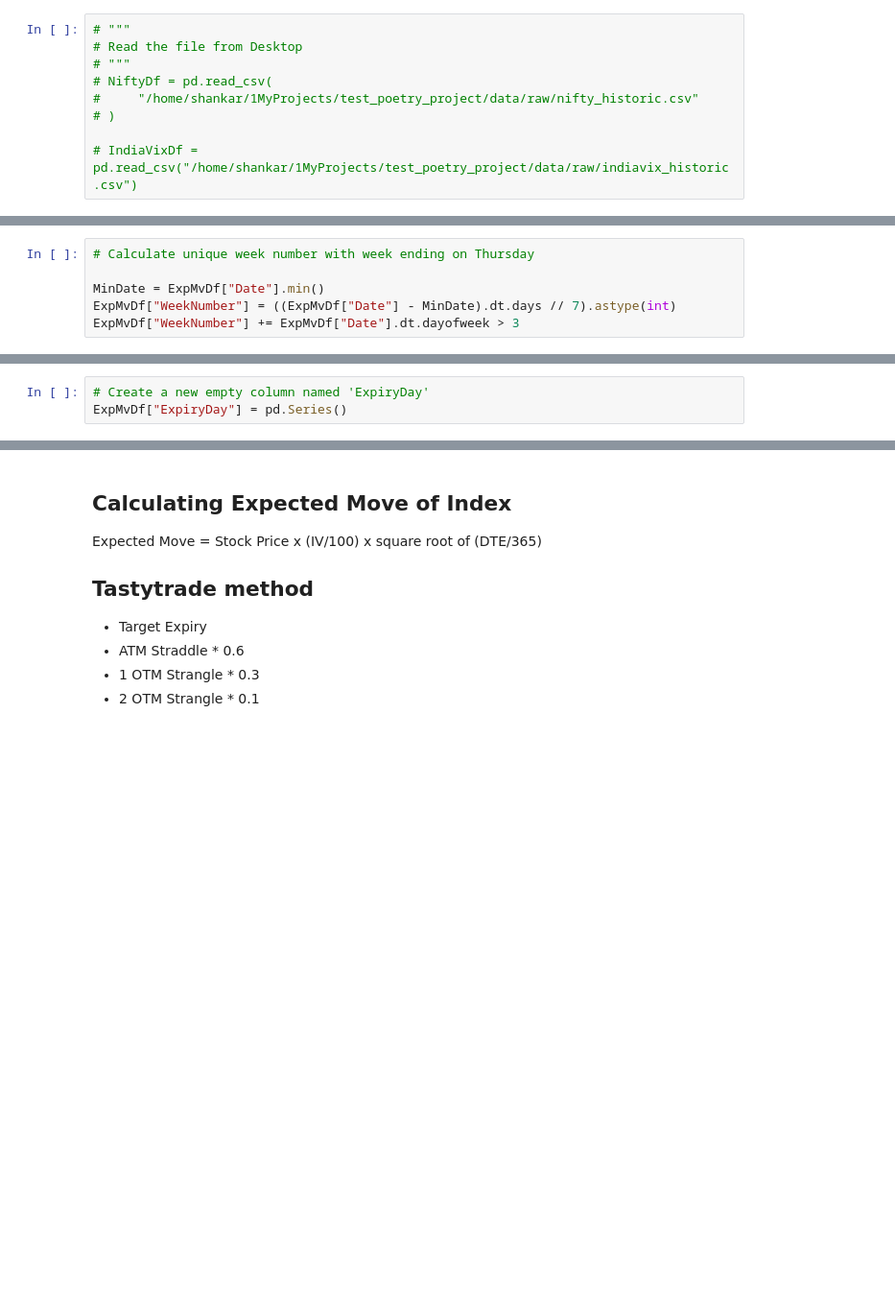
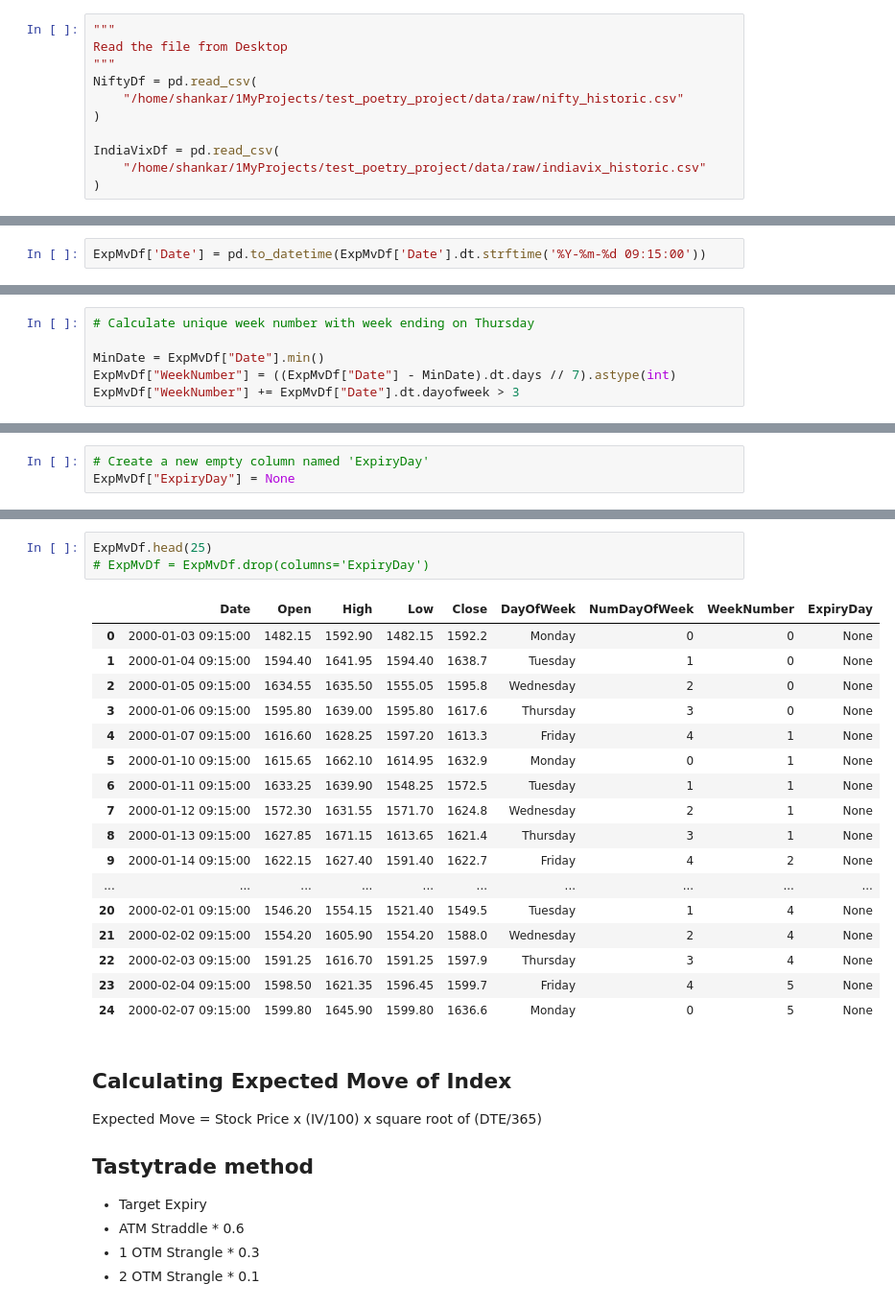
Before and after one commit to shankar58989/NiftyOptionsStrategyExperiment, a Jupyter notebook: notebooks/DataImportNotebook.ipynb, the cells around one changed output, grey strips where cells are left out. Shown at 96% size. Saved outputs shown, nothing was run; the diff lists cells and outputs as text; blank space fills up the shorter version.

Commit message:
Expiryday wip

```diff
--- a/notebooks/DataImportNotebook.ipynb
+++ b/notebooks/DataImportNotebook.ipynb
@@ -549,12 +549,14 @@ IndiaVixDf = pd.read_csv(
 # %%
-# """
-# Read the file from Desktop
-# """
-# NiftyDf = pd.read_csv(
-#     "/home/shankar/1MyProjects/test_poetry_project/data/raw/nifty_historic.csv"
-# )
+"""
+Read the file from Desktop
+"""
+NiftyDf = pd.read_csv(
+    "/home/shankar/1MyProjects/test_poetry_project/data/raw/nifty_historic.csv"
+)
 
-# IndiaVixDf = pd.read_csv("/home/shankar/1MyProjects/test_poetry_project/data/raw/indiavix_historic.csv")
+IndiaVixDf = pd.read_csv(
+    "/home/shankar/1MyProjects/test_poetry_project/data/raw/indiavix_historic.csv"
+)
 # %%
 ExpMvDf = NiftyDf.copy()
 # %%
@@ -613,6 +615,8 @@ Data columns (total 5 columns):
  4   Close   5948 non-null   float64
 dtypes: datetime64[ns](1), float64(4)
 memory usage: 232.5 KB
+# %%
+ExpMvDf['Date'] = pd.to_datetime(ExpMvDf['Date'].dt.strftime('%Y-%m-%d 09:15:00'))
 # %%
 # Sort the ExpMvDf by historicaldate column in ascending order and sort the index
 ExpMvDf.sort_values(by="Date", ascending=True, inplace=True)
@@ -644,3 +634,3 @@ ExpMvDf.tail(10)
 # %%
 # Create a new empty column named 'ExpiryDay'
-ExpMvDf["ExpiryDay"] = pd.Series()
+ExpMvDf["ExpiryDay"] = None
@@ -782,3 +680,24 @@ ExpMvDf.head(50)
+# %%
+ExpMvDf.head(25)
+# ExpMvDf = ExpMvDf.drop(columns='ExpiryDay')
+# %% [output]
+|  | Date | Open | High | Low | Close | DayOfWeek | NumDayOfWeek | WeekNumber | ExpiryDay |
+| 0 | 2000-01-03 09:15:00 | 1482.15 | 1592.90 | 1482.15 | 1592.2 | Monday | 0 | 0 | None |
+| 1 | 2000-01-04 09:15:00 | 1594.40 | 1641.95 | 1594.40 | 1638.7 | Tuesday | 1 | 0 | None |
+| 2 | 2000-01-05 09:15:00 | 1634.55 | 1635.50 | 1555.05 | 1595.8 | Wednesday | 2 | 0 | None |
+| 3 | 2000-01-06 09:15:00 | 1595.80 | 1639.00 | 1595.80 | 1617.6 | Thursday | 3 | 0 | None |
+| 4 | 2000-01-07 09:15:00 | 1616.60 | 1628.25 | 1597.20 | 1613.3 | Friday | 4 | 1 | None |
+| 5 | 2000-01-10 09:15:00 | 1615.65 | 1662.10 | 1614.95 | 1632.9 | Monday | 0 | 1 | None |
+| 6 | 2000-01-11 09:15:00 | 1633.25 | 1639.90 | 1548.25 | 1572.5 | Tuesday | 1 | 1 | None |
+| 7 | 2000-01-12 09:15:00 | 1572.30 | 1631.55 | 1571.70 | 1624.8 | Wednesday | 2 | 1 | None |
+| 8 | 2000-01-13 09:15:00 | 1627.85 | 1671.15 | 1613.65 | 1621.4 | Thursday | 3 | 1 | None |
+| 9 | 2000-01-14 09:15:00 | 1622.15 | 1627.40 | 1591.40 | 1622.7 | Friday | 4 | 2 | None |
+| ... | ... | ... | ... | ... | ... | ... | ... | ... | ... |
+| 20 | 2000-02-01 09:15:00 | 1546.20 | 1554.15 | 1521.40 | 1549.5 | Tuesday | 1 | 4 | None |
+| 21 | 2000-02-02 09:15:00 | 1554.20 | 1605.90 | 1554.20 | 1588.0 | Wednesday | 2 | 4 | None |
+| 22 | 2000-02-03 09:15:00 | 1591.25 | 1616.70 | 1591.25 | 1597.9 | Thursday | 3 | 4 | None |
+| 23 | 2000-02-04 09:15:00 | 1598.50 | 1621.35 | 1596.45 | 1599.7 | Friday | 4 | 5 | None |
+| 24 | 2000-02-07 09:15:00 | 1599.80 | 1645.90 | 1599.80 | 1636.6 | Monday | 0 | 5 | None |
 # %% [markdown]
 ## Calculating Expected Move of Index
 Expected Move = Stock Price x (IV/100) x square root of (DTE/365)
```
Also changed, not shown: parts of 14 cells of this notebook.
